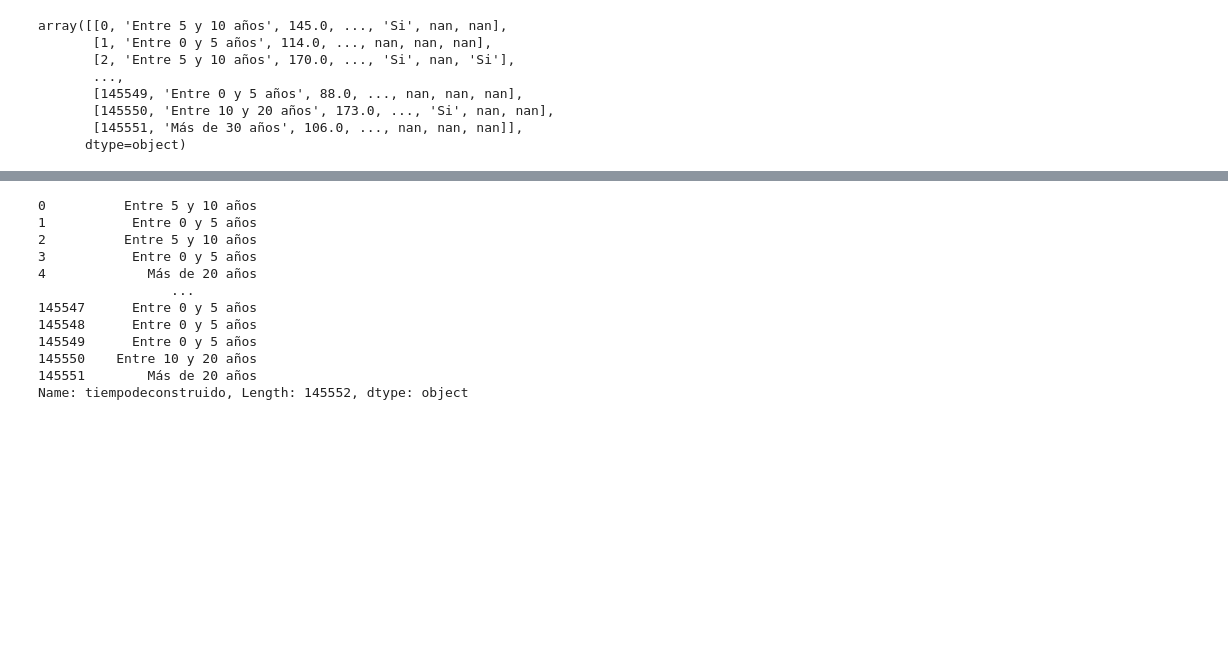
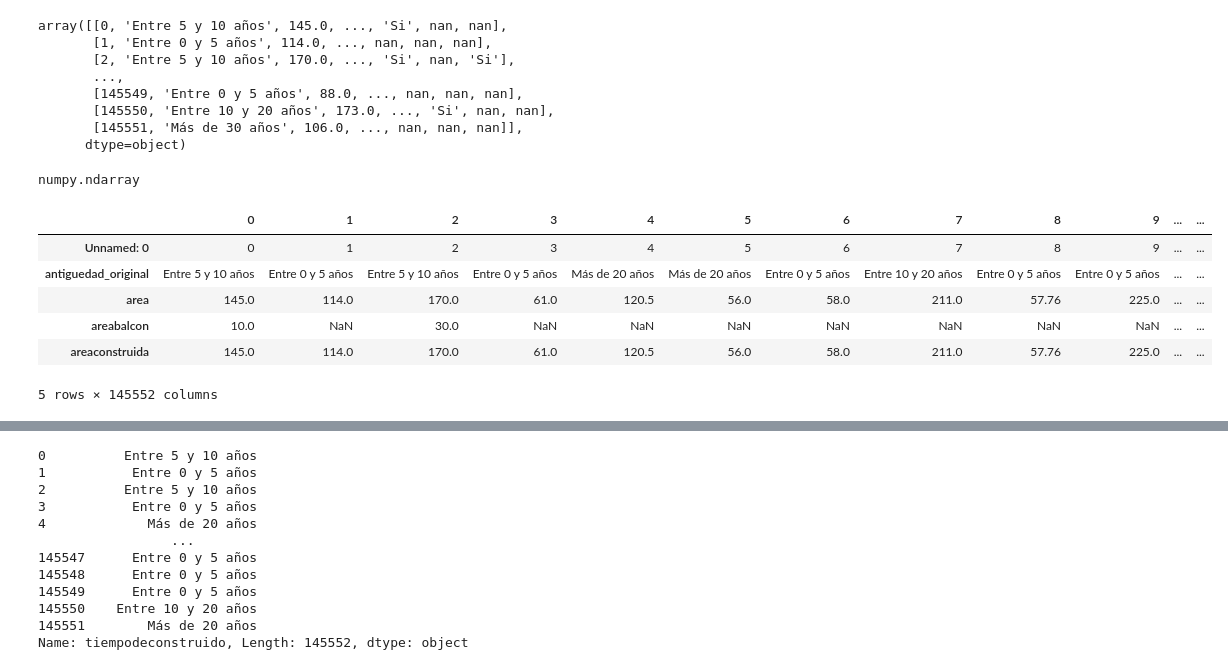
Before and after one commit to William-CCS96/pandas_library_functions, a Jupyter notebook: notebooks/0_0_pandas_numpy_prediction_houses_colombia.ipynb, the cells around one changed output, grey strips where cells are left out. Drawn from its saved outputs; the diff is of its cells as text; code cells hidden in the pictures; blank space fills up the shorter version.

```diff
--- a/notebooks/0_0_pandas_numpy_prediction_houses_colombia.ipynb
+++ b/notebooks/0_0_pandas_numpy_prediction_houses_colombia.ipynb
@@ -166,6 +175,18 @@ array([[0, 'Entre 5 y 10 años', 145.0, ..., 'Si', nan, nan],
        [145550, 'Entre 10 y 20 años', 173.0, ..., 'Si', nan, nan],
        [145551, 'Más de 30 años', 106.0, ..., nan, nan, nan]],
       dtype=object)
+# %%
+type(df_sales_prediction_colombia.to_numpy())
+# %% [output]
+numpy.ndarray
 # %%
-df_sales_prediction_colombia.T
+df_sales_prediction_colombia.T.head()
+# %% [output]
+|  | 0 | 1 | 2 | 3 | 4 | 5 | 6 | 7 | 8 | 9 | ... | ... |
+| Unnamed: 0 | 0 | 1 | 2 | 3 | 4 | 5 | 6 | 7 | 8 | 9 | ... | ... |
+| antiguedad_original | Entre 5 y 10 años | Entre 0 y 5 años | Entre 5 y 10 años | Entre 0 y 5 años | Más de 20 años | Más de 20 años | Entre 0 y 5 años | Entre 10 y 20 años | Entre 0 y 5 años | Entre 0 y 5 años | ... | ... |
+| area | 145.0 | 114.0 | 170.0 | 61.0 | 120.5 | 56.0 | 58.0 | 211.0 | 57.76 | 225.0 | ... | ... |
+| areabalcon | 10.0 | NaN | 30.0 | NaN | NaN | NaN | NaN | NaN | NaN | NaN | ... | ... |
+| areaconstruida | 145.0 | 114.0 | 170.0 | 61.0 | 120.5 | 56.0 | 58.0 | 211.0 | 57.76 | 225.0 | ... | ... |
+5 rows × 145552 columns
 # %%
```
Also changed, not shown: parts of 6 cells of this notebook.
